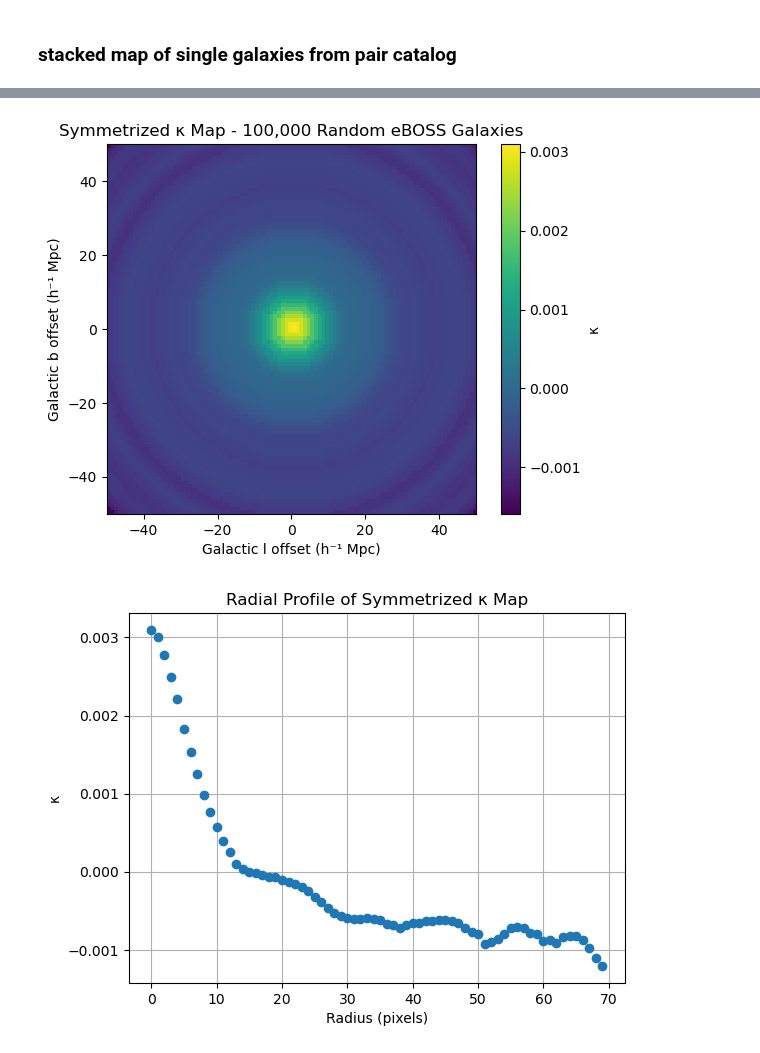
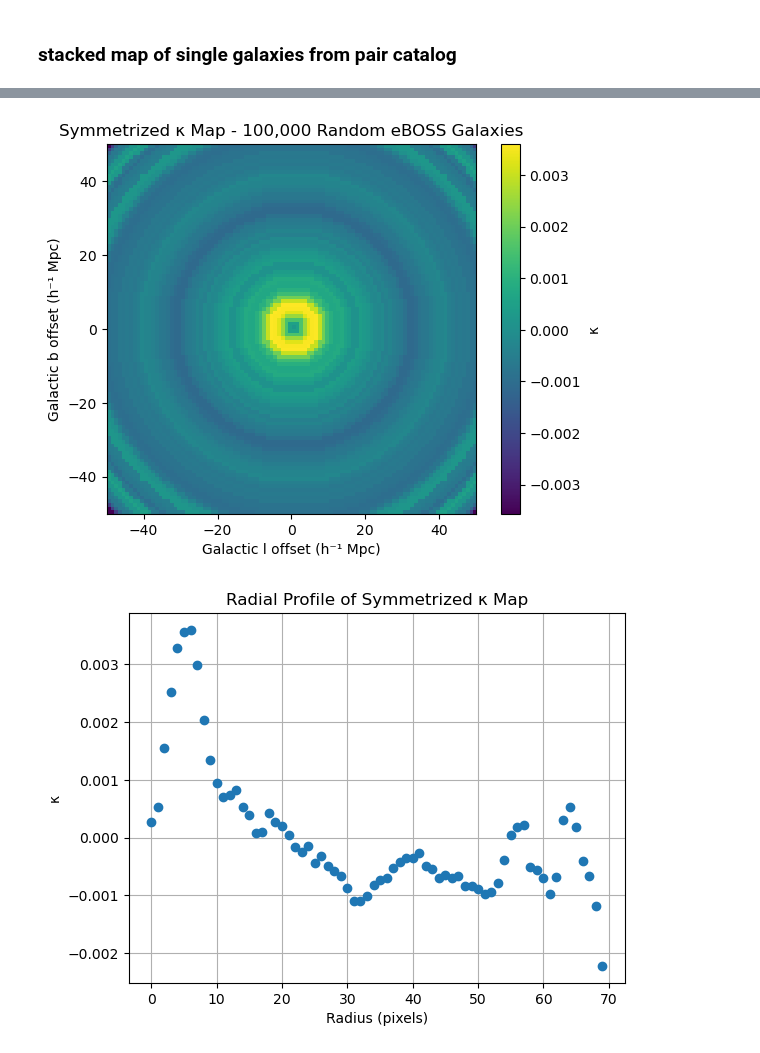
Before and after one commit to carolinewu327/astrophysics, a Jupyter notebook: stack_single_from_pair_catalog.ipynb, the cells around one changed output, grey strips where cells are left out. Saved outputs shown, nothing was run; the diff lists cells and outputs as text; code cells hidden in the pictures.

```diff
--- a/stack_single_from_pair_catalog.ipynb
+++ b/stack_single_from_pair_catalog.ipynb
@@ -38,7 +38,7 @@ kmap = hp.alm2map(hp.smoothalm(alm, fwhm=fwhm_rad), nside=nside, lmax=lmax)
 mask = hp.read_map(mask_file)
 
 # --- Load pairs catalog ---
-pairs = pd.read_csv('data/galaxy_pairs_catalog.csv')
+pairs = pd.read_csv('data/galaxy_pairs_catalog_10hmpc.csv')
 
 # Extract singular galaxies (concatenate both sides of pairs)
 l_all = np.concatenate([pairs['l1'], pairs['l2']]) # degrees
@@ -46,7 +46,10 @@ b_all = np.concatenate([pairs['b1'], pairs['b2']]) # degrees
 z_all = np.concatenate([pairs['z1'], pairs['z2']])
 D_all = cosmo.comoving_distance(z_all).value * h # Mpc/h
 
+ids_all = np.concatenate([pairs['LRG_ID1'], pairs['LRG_ID2']])
+ids_all = np.unique(ids_all)
 weights = np.ones(len(l_all))  # equal weights
+weights = np.concatenate([pairs['w1'], pairs['w2']])
 
 # --- Stack kappa ---
 def stack_kappa(l_arr, b_arr, D_arr, weights):
@@ -170,6 +173,9 @@ real_file = "data/eBOSS/eBOSS_LRG_clustering_data-NGC-vDR16.fits"
 with fits.open(real_file) as hd:
     cat = hd[1].data
 cat = cat[(cat['Z'] > 0) & np.isfinite(cat['RA']) & np.isfinite(cat['DEC'])]
+ids_subset = ids_all #[x for x in ids_all if x % 2 == 1]  # even IDs
+include = [(x['LRG_ID'] in ids_subset) for x in cat]
+cat = cat[include]
 z_all = cat['Z']
 ra_all = cat['RA']
 dec_all = cat['DEC']
@@ -213,33 +219,33 @@ def stack_kappa(l_arr, b_arr, D_arr, weights):
 
         w = weights[i] * mask[pix]
         if np.sum(w) == 0:
             continue
 
         κ_vals = kmap[pix]
         sum_wk += w * κ_vals
         sum_w += w
 
     κ_mean = np.zeros_like(sum_w)
     valid = sum_w > 0
     κ_mean[valid] = sum_wk[valid] / sum_w[valid]
     return κ_mean.reshape(grid_size, grid_size)
 
 # --- Run stacking ---
 kappa_stack = stack_kappa(l_rand, b_rand, D_rand, weights_rand)
 kappa_smooth = gaussian_filter(kappa_stack, sigma=2)  # 8' smoothing
 
 # --- Plot symmetrized map ---
-kappa_sym = symmetrize_map(kappa_smooth)
+kappa_sym = symmetrize_map(kappa_stack)
 
 plt.imshow(kappa_sym, origin='lower', extent=extent, cmap='viridis')
 plt.colorbar(label='κ')
 plt.xlabel("Galactic l offset (h⁻¹ Mpc)")
 plt.ylabel("Galactic b offset (h⁻¹ Mpc)")
 plt.title("Symmetrized κ Map - 100,000 Random eBOSS Galaxies")
 plt.show()
 
 # --- Plot radial profile ---
 radial_profile(kappa_sym, title="Radial Profile of Symmetrized κ Map", zoom=70)
 # %% [output]
-[figure, old version]
+[figure, new version]
-[figure, old version]
+[figure, new version]
```
Also changed, not shown: parts of 3 cells of this notebook, 4 other files.
